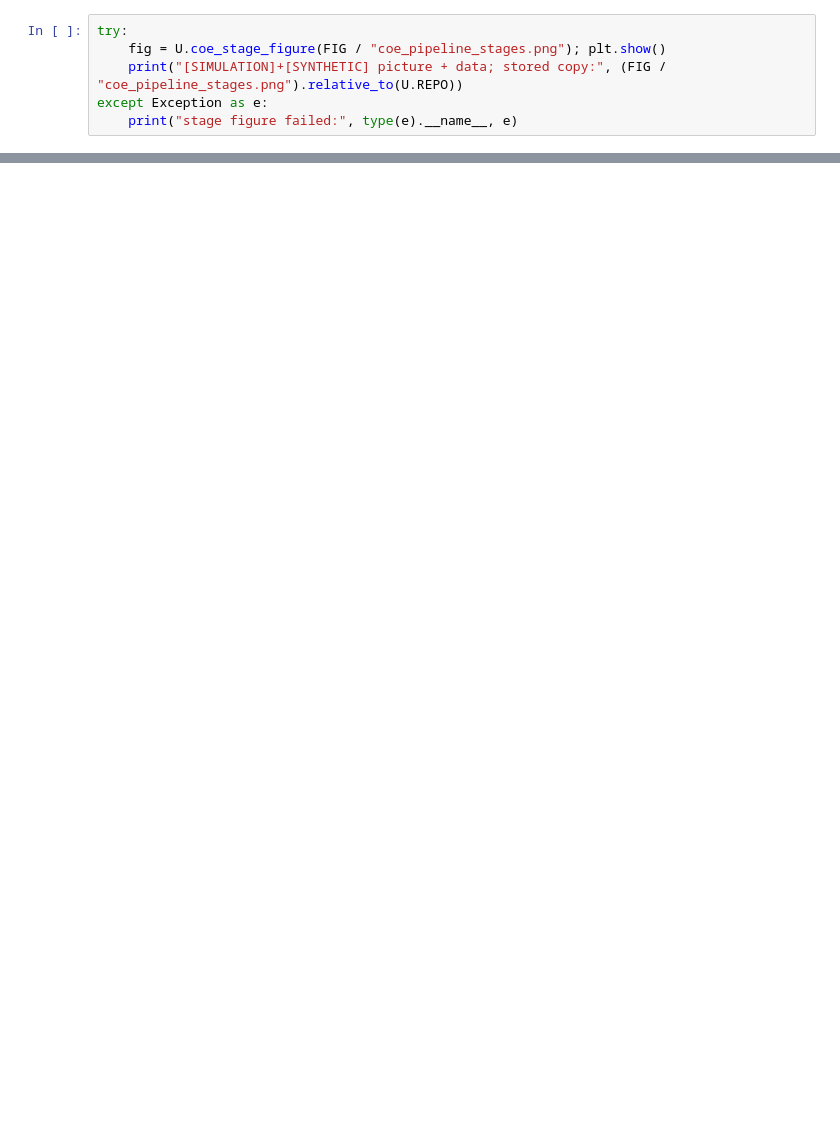
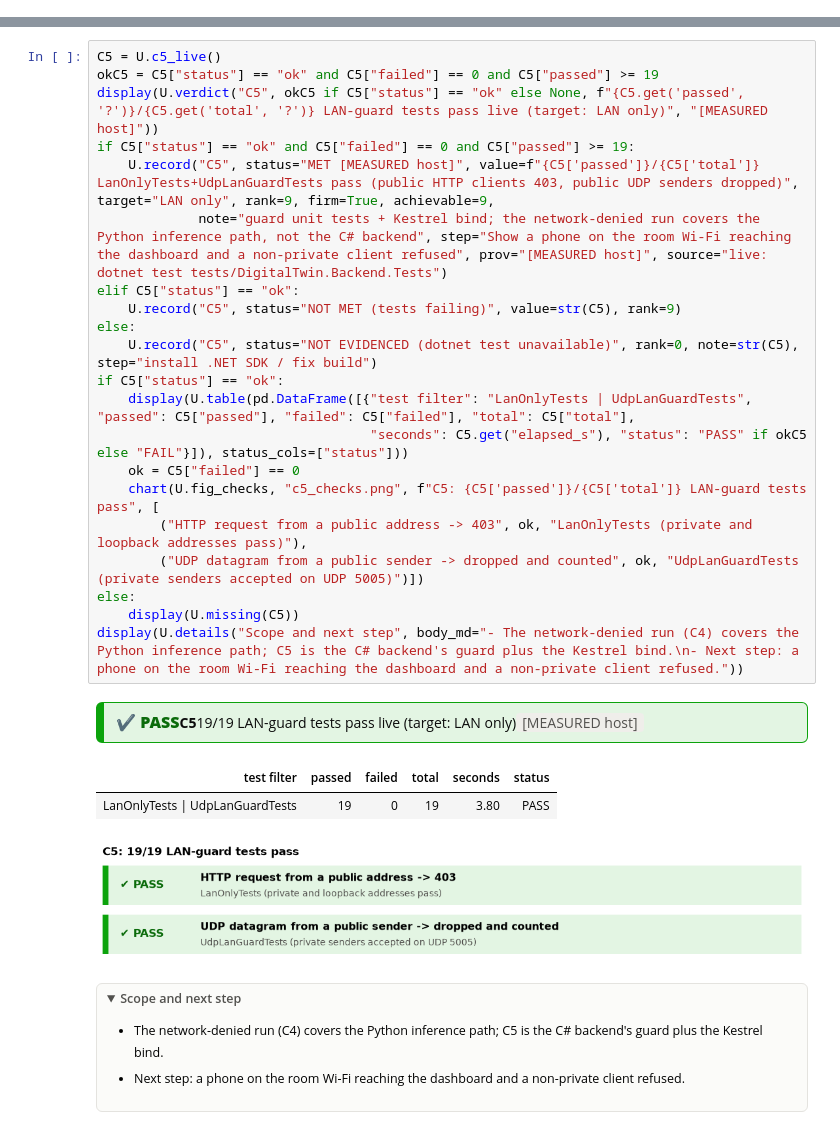
Before and after one commit to amussab/Digital-Twin-Senior-Proj, a Jupyter notebook: AI-engine/notebooks/UP2_Evidence.ipynb, the cells around one changed output, grey strips where cells are left out. Saved outputs shown, nothing was run; the diff lists cells and outputs as text; folded sections open; blank space fills up the shorter version.

```diff
--- a/AI-engine/notebooks/UP2_Evidence.ipynb
+++ b/AI-engine/notebooks/UP2_Evidence.ipynb
@@ -268,6 +0,0 @@ S6 / COE3: MET (design) [SIMULATION] | speeds 28 | identical shapes True | paylo
-# %%
-try:
-    fig = U.coe_stage_figure(FIG / "coe_pipeline_stages.png"); plt.show()
-    print("[SIMULATION]+[SYNTHETIC] picture + data; stored copy:", (FIG / "coe_pipeline_stages.png").relative_to(U.REPO))
-except Exception as e:
-    print("stage figure failed:", type(e).__name__, e)
@@ -712,0 +242,29 @@ master table saved: evidence\up2_figures\up2_master_table.csv
+# %%
+C5 = U.c5_live()
+okC5 = C5["status"] == "ok" and C5["failed"] == 0 and C5["passed"] >= 19
+display(U.verdict("C5", okC5 if C5["status"] == "ok" else None, f"{C5.get('passed', '?')}/{C5.get('total', '?')} LAN-guard tests pass live (target: LAN only)", "[MEASURED host]"))
+if C5["status"] == "ok" and C5["failed"] == 0 and C5["passed"] >= 19:
+    U.record("C5", status="MET [MEASURED host]", value=f"{C5['passed']}/{C5['total']} LanOnlyTests+UdpLanGuardTests pass (public HTTP clients 403, public UDP senders dropped)", target="LAN only", rank=9, firm=True, achievable=9,
+             note="guard unit tests + Kestrel bind; the network-denied run covers the Python inference path, not the C# backend", step="Show a phone on the room Wi-Fi reaching the dashboard and a non-private client refused", prov="[MEASURED host]", source="live: dotnet test tests/DigitalTwin.Backend.Tests")
+elif C5["status"] == "ok":
+    U.record("C5", status="NOT MET (tests failing)", value=str(C5), rank=9)
+else:
+    U.record("C5", status="NOT EVIDENCED (dotnet test unavailable)", rank=0, note=str(C5), step="install .NET SDK / fix build")
+if C5["status"] == "ok":
+    display(U.table(pd.DataFrame([{"test filter": "LanOnlyTests | UdpLanGuardTests", "passed": C5["passed"], "failed": C5["failed"], "total": C5["total"],
+                                   "seconds": C5.get("elapsed_s"), "status": "PASS" if okC5 else "FAIL"}]), status_cols=["status"]))
+    ok = C5["failed"] == 0
+    chart(U.fig_checks, "c5_checks.png", f"C5: {C5['passed']}/{C5['total']} LAN-guard tests pass", [
+        ("HTTP request from a public address -> 403", ok, "LanOnlyTests (private and loopback addresses pass)"),
+        ("UDP datagram from a public sender -> dropped and counted", ok, "UdpLanGuardTests (private senders accepted on UDP 5005)")])
+else:
+    display(U.missing(C5))
+display(U.details("Scope and next step", body_md="- The network-denied run (C4) covers the Python inference path; C5 is the C# backend's guard plus the Kestrel bind.\n- Next step: a phone on the room Wi-Fi reaching the dashboard and a non-private client refused."))
+# %% [output]
+✔ PASSC519/19 LAN-guard tests pass live (target: LAN only)[MEASURED host]
+| test filter | passed | failed | total | seconds | status |
+| LanOnlyTests | UdpLanGuardTests | 19 | 0 | 19 | 3.80 | PASS |
+[figure, added]
+Scope and next step
+The network-denied run (C4) covers the Python inference path; C5 is the C# backend's guard plus the Kestrel bind.
+Next step: a phone on the room Wi-Fi reaching the dashboard and a non-private client refused.
```
Also changed, not shown: parts of 95 cells of this notebook, 24 other files.
